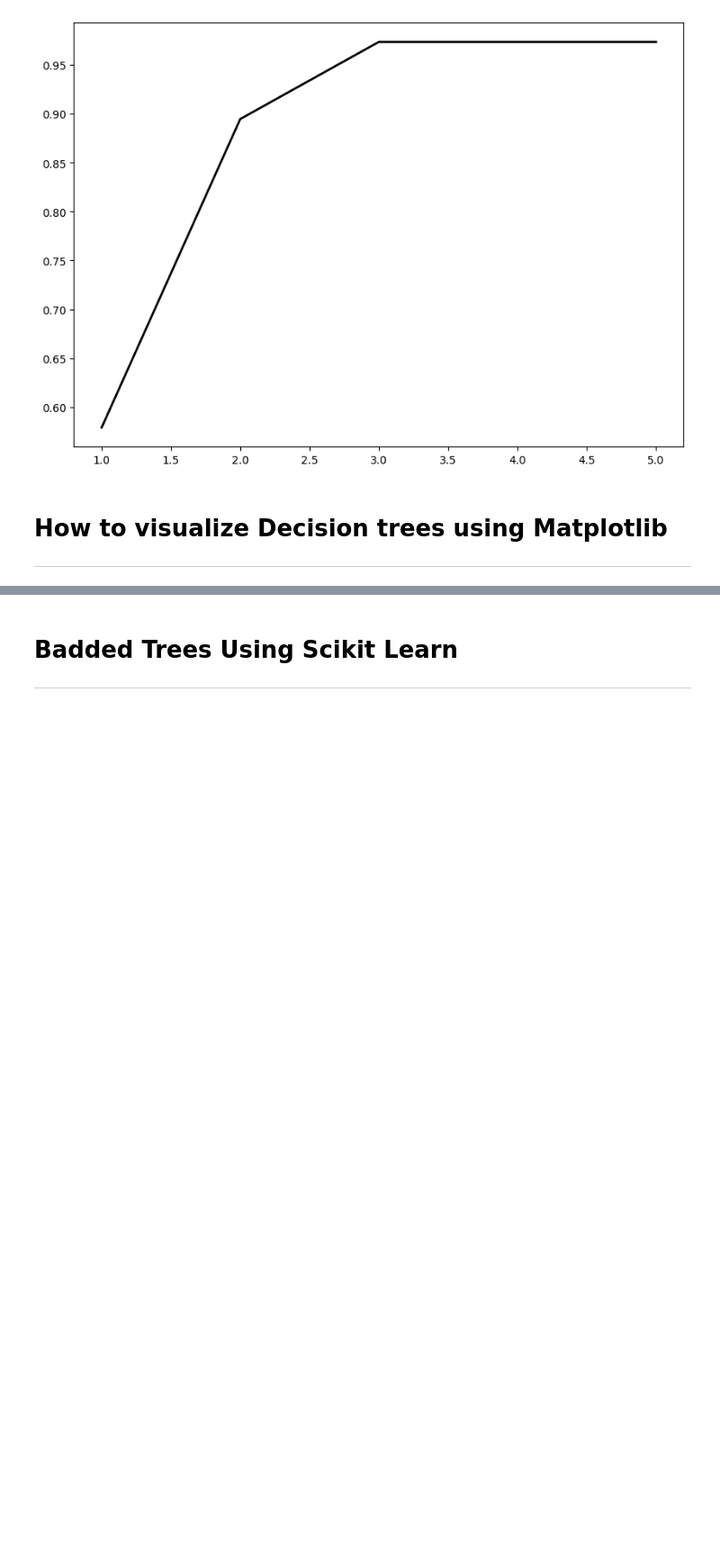
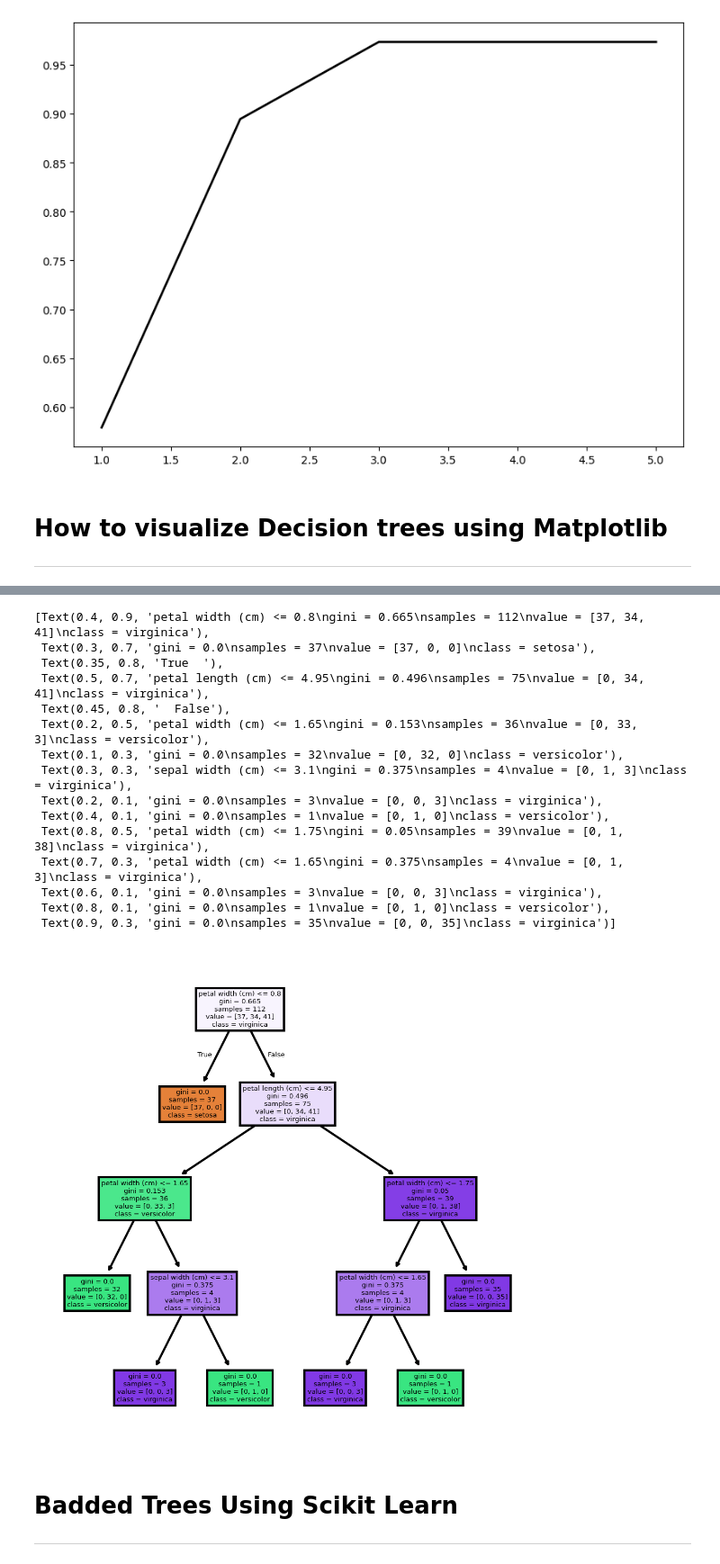
Before and after one commit to FranciscoNav/springboard, a Jupyter notebook: Decision_Trees.ipynb, the cells around one changed output, grey strips where cells are left out. Shown: that part at 90% size. Drawn from its saved outputs; the diff is of its cells as text; code cells hidden in the pictures; blank space fills up the shorter version.

```diff
--- a/Decision_Trees.ipynb
+++ b/Decision_Trees.ipynb
@@ -86,3 +109,30 @@ ax.plot(max_depth_range, accuracy, lw=2, color='k')
+# %%
+# Make it more interpretable
+
+# Putting the feature names and class names into variables
+fn = ['sepal length (cm)',	'sepal width (cm)',	'petal length (cm)',	'petal width (cm)']
+cn = ['setosa','versicolor','virginica']
+
+fig, ax = plt.subplots(nrows= 1, ncols = 1, figsize = (4,4), dpi=300)
+
+tree.plot_tree(clf, feature_names=fn, class_names=cn, filled=True)
+# %% [output]
+[Text(0.4, 0.9, 'petal width (cm) <= 0.8\ngini = 0.665\nsamples = 112\nvalue = [37, 34, 41]\nclass = virginica'),
+ Text(0.3, 0.7, 'gini = 0.0\nsamples = 37\nvalue = [37, 0, 0]\nclass = setosa'),
+ Text(0.35, 0.8, 'True  '),
+ Text(0.5, 0.7, 'petal length (cm) <= 4.95\ngini = 0.496\nsamples = 75\nvalue = [0, 34, 41]\nclass = virginica'),
+ Text(0.45, 0.8, '  False'),
+ Text(0.2, 0.5, 'petal width (cm) <= 1.65\ngini = 0.153\nsamples = 36\nvalue = [0, 33, 3]\nclass = versicolor'),
+ Text(0.1, 0.3, 'gini = 0.0\nsamples = 32\nvalue = [0, 32, 0]\nclass = versicolor'),
+ Text(0.3, 0.3, 'sepal width (cm) <= 3.1\ngini = 0.375\nsamples = 4\nvalue = [0, 1, 3]\nclass = virginica'),
+ Text(0.2, 0.1, 'gini = 0.0\nsamples = 3\nvalue = [0, 0, 3]\nclass = virginica'),
+ Text(0.4, 0.1, 'gini = 0.0\nsamples = 1\nvalue = [0, 1, 0]\nclass = versicolor'),
+ Text(0.8, 0.5, 'petal width (cm) <= 1.75\ngini = 0.05\nsamples = 39\nvalue = [0, 1, 38]\nclass = virginica'),
+ Text(0.7, 0.3, 'petal width (cm) <= 1.65\ngini = 0.375\nsamples = 4\nvalue = [0, 1, 3]\nclass = virginica'),
+ Text(0.6, 0.1, 'gini = 0.0\nsamples = 3\nvalue = [0, 0, 3]\nclass = virginica'),
+ Text(0.8, 0.1, 'gini = 0.0\nsamples = 1\nvalue = [0, 1, 0]\nclass = versicolor'),
+ Text(0.9, 0.3, 'gini = 0.0\nsamples = 35\nvalue = [0, 0, 35]\nclass = virginica')]
+[figure, added]
 # %% [markdown]
 # **Badded Trees Using Scikit Learn**
 
```
Also changed, not shown: parts of 2 cells of this notebook.
